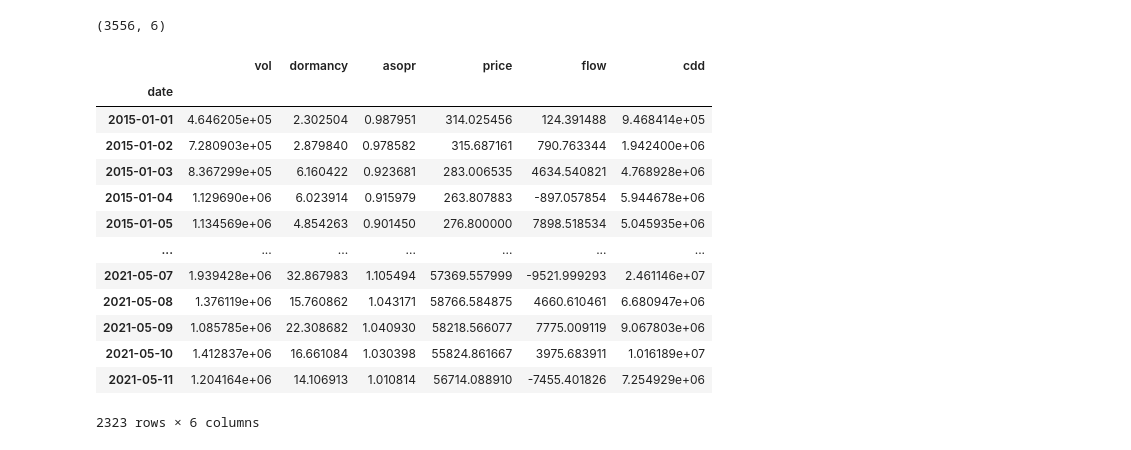
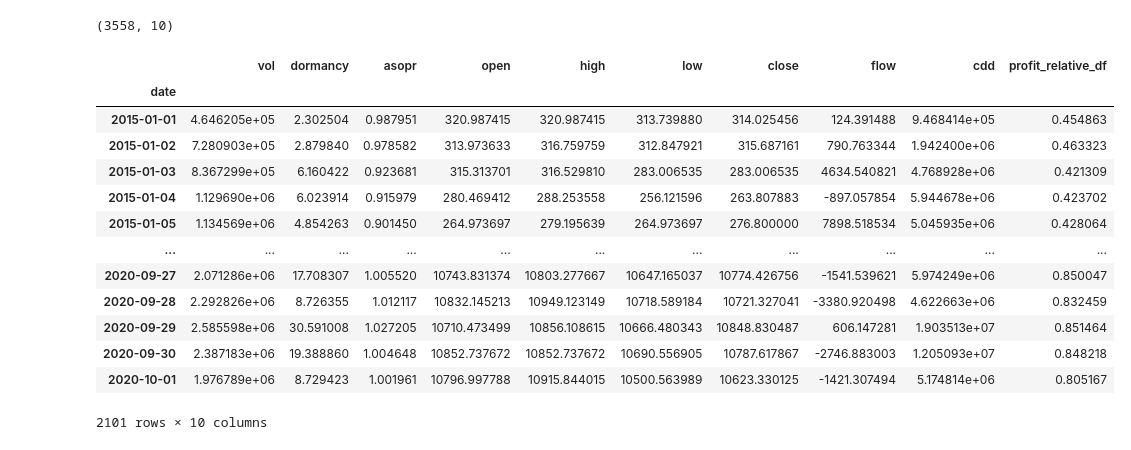
Before and after one commit to georgekoul26/Bitcoin_Models, a Jupyter notebook: GRU_testmodel.ipynb, the cells around one changed output. Saved outputs shown, nothing was run; the diff lists cells and outputs as text; code cells hidden in the pictures.

```diff
--- a/GRU_testmodel.ipynb
+++ b/GRU_testmodel.ipynb
@@ -111,31 +111,31 @@ cdd_df.set_index('date', inplace=True)
 profit_relative_df.rename(columns = {'t':'date', 'v':'profit_relative_df'}, inplace=True)
 profit_relative_df.set_index('date', inplace=True)
 # %%
-dataset = pd.concat([vol_df, dormancy_df, asopr_df, price_df, exch_df, cdd_df], axis=1, join='inner')
+dataset = pd.concat([vol_df, dormancy_df, asopr_df, ohlc_df, exch_df, cdd_df,profit_relative_df], axis=1, join='inner')
 # %%
 dataset.dropna(inplace=True)
 # %%
 dataset.shape
 # %% [output]
-(3556, 6)
+(3558, 10)
 # %%
-data_new = dataset['2015-01-01':]
+data_new = dataset['2015-01-01':'2020-10-01']
 data_new
 # %% [output]
-|  | vol | dormancy | asopr | price | flow | cdd |
-| date |  |  |  |  |  |  |
-| 2015-01-01 | 4.646205e+05 | 2.302504 | 0.987951 | 314.025456 | 124.391488 | 9.468414e+05 |
-| 2015-01-02 | 7.280903e+05 | 2.879840 | 0.978582 | 315.687161 | 790.763344 | 1.942400e+06 |
-| 2015-01-03 | 8.367299e+05 | 6.160422 | 0.923681 | 283.006535 | 4634.540821 | 4.768928e+06 |
-| 2015-01-04 | 1.129690e+06 | 6.023914 | 0.915979 | 263.807883 | -897.057854 | 5.944678e+06 |
-| 2015-01-05 | 1.134569e+06 | 4.854263 | 0.901450 | 276.800000 | 7898.518534 | 5.045935e+06 |
-| ... | ... | ... | ... | ... | ... | ... |
-| 2021-05-07 | 1.939428e+06 | 32.867983 | 1.105494 | 57369.557999 | -9521.999293 | 2.461146e+07 |
-| 2021-05-08 | 1.376119e+06 | 15.760862 | 1.043171 | 58766.584875 | 4660.610461 | 6.680947e+06 |
-| 2021-05-09 | 1.085785e+06 | 22.308682 | 1.040930 | 58218.566077 | 7775.009119 | 9.067803e+06 |
-| 2021-05-10 | 1.412837e+06 | 16.661084 | 1.030398 | 55824.861667 | 3975.683911 | 1.016189e+07 |
-| 2021-05-11 | 1.204164e+06 | 14.106913 | 1.010814 | 56714.088910 | -7455.401826 | 7.254929e+06 |
+|  | vol | dormancy | asopr | open | high | low | close | flow | cdd | profit_relative_df |
+| date |  |  |  |  |  |  |  |  |  |  |
+| 2015-01-01 | 4.646205e+05 | 2.302504 | 0.987951 | 320.987415 | 320.987415 | 313.739880 | 314.025456 | 124.391488 | 9.468414e+05 | 0.454863 |
+| 2015-01-02 | 7.280903e+05 | 2.879840 | 0.978582 | 313.973633 | 316.759759 | 312.847921 | 315.687161 | 790.763344 | 1.942400e+06 | 0.463323 |
+| 2015-01-03 | 8.367299e+05 | 6.160422 | 0.923681 | 315.313701 | 316.529810 | 283.006535 | 283.006535 | 4634.540821 | 4.768928e+06 | 0.421309 |
+| 2015-01-04 | 1.129690e+06 | 6.023914 | 0.915979 | 280.469412 | 288.253558 | 256.121596 | 263.807883 | -897.057854 | 5.944678e+06 | 0.423702 |
+| 2015-01-05 | 1.134569e+06 | 4.854263 | 0.901450 | 264.973697 | 279.195639 | 264.973697 | 276.800000 | 7898.518534 | 5.045935e+06 | 0.428064 |
+| ... | ... | ... | ... | ... | ... | ... | ... | ... | ... | ... |
+| 2020-09-27 | 2.071286e+06 | 17.708307 | 1.005520 | 10743.831374 | 10803.277667 | 10647.165037 | 10774.426756 | -1541.539621 | 5.974249e+06 | 0.850047 |
+| 2020-09-28 | 2.292826e+06 | 8.726355 | 1.012117 | 10832.145213 | 10949.123149 | 10718.589184 | 10721.327041 | -3380.920498 | 4.622663e+06 | 0.832459 |
+| 2020-09-29 | 2.585598e+06 | 30.591008 | 1.027205 | 10710.473499 | 10856.108615 | 10666.480343 | 10848.830487 | 606.147281 | 1.903513e+07 | 0.851464 |
+| 2020-09-30 | 2.387183e+06 | 19.388860 | 1.004648 | 10852.737672 | 10852.737672 | 10690.556905 | 10787.617867 | -2746.883003 | 1.205093e+07 | 0.848218 |
+| 2020-10-01 | 1.976789e+06 | 8.729423 | 1.001961 | 10796.997788 | 10915.844015 | 10500.563989 | 10623.330125 | -1421.307494 | 5.174814e+06 | 0.805167 |
-2323 rows × 6 columns
+2101 rows × 10 columns
 # %%
 dataset
 # %% [output]
```
Also changed, not shown: parts of 16 cells of this notebook, 1 other file.
